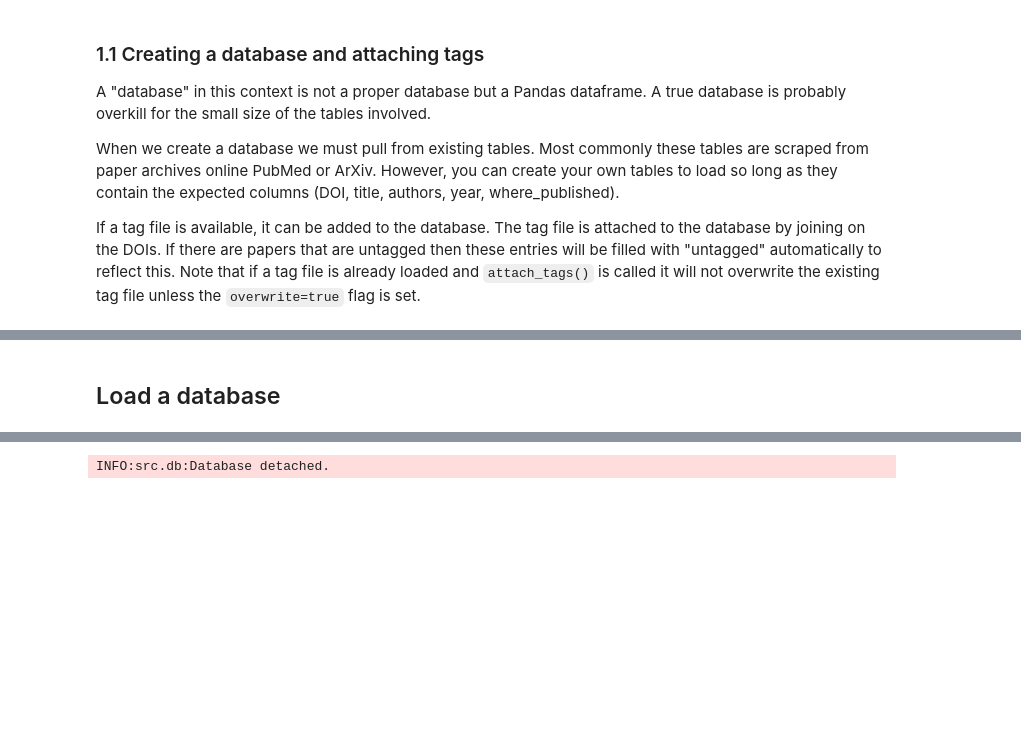
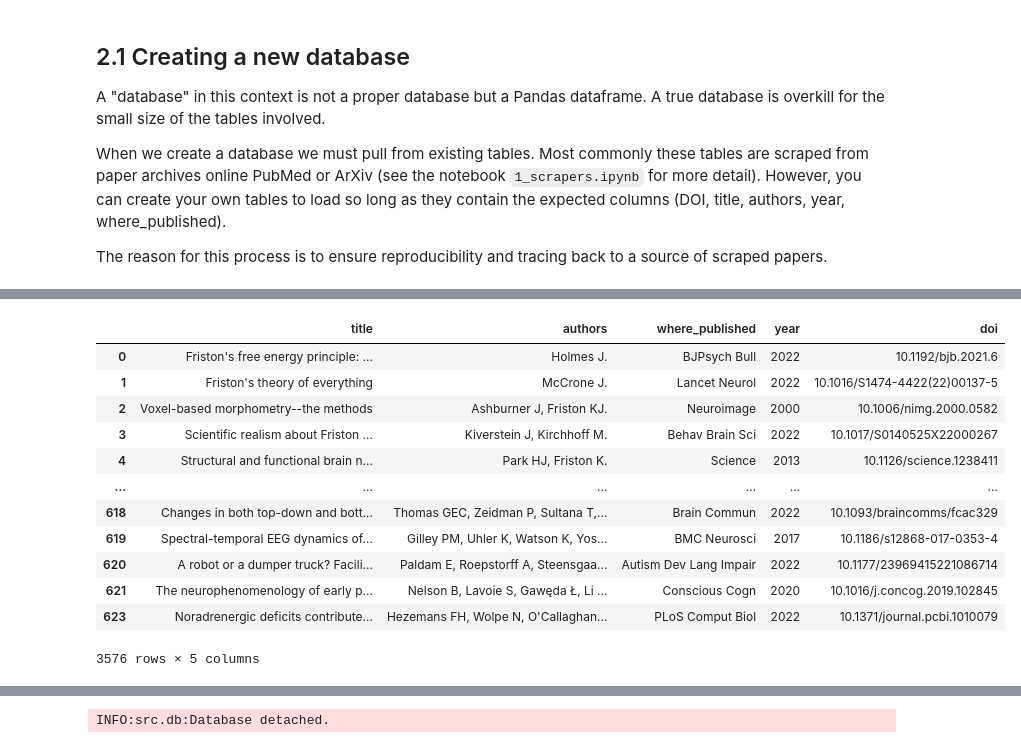
Before and after one commit to snamjoshi/aif-fep-db, a Jupyter notebook: examples/2_database.ipynb, the cells around one changed output, grey strips where cells are left out. Cells and saved outputs as stored; diff of their text form; code cells hidden in the pictures; blank space fills up the shorter version.

```diff
--- a/examples/2_database.ipynb
+++ b/examples/2_database.ipynb
@@ -17,15 +23,14 @@ TAG_PATH = "data/tags/tag_test.yaml"
 # %% [markdown]
-### 1.1 Creating a database and attaching tags
+## 2.1 Creating a new database
 
-A "database" in this context is not a proper database but a Pandas dataframe. A true database is probably overkill for the small size of the tables involved.
+A "database" in this context is not a proper database but a Pandas dataframe. A true database is overkill for the small size of the tables involved.
 
-When we create a database we must pull from existing tables. Most commonly these tables are scraped from paper archives online PubMed or ArXiv. However, you can create your own tables to load so long as they contain the expected columns (DOI, title, authors, year, where_published).
+When we create a database we must pull from existing tables. Most commonly these tables are scraped from paper archives online PubMed or ArXiv (see the notebook `1_scrapers.ipynb` for more detail). However, you can create your own tables to load so long as they contain the expected columns (DOI, title, authors, year, where_published).
 
-If a tag file is available, it can be added to the database. The tag file is attached to the database by joining on the DOIs. If there are papers that are untagged then these entries will be filled with "untagged" automatically to reflect this. Note that if a tag file is already loaded and `attach_tags()` is called it will not overwrite the existing tag file unless the `overwrite=true` flag is set.
+The reason for this process is to ensure reproducibility and tracing back to a source of scraped papers.
 # %%
 database = Database()
 database.create(table_dir=TABLE_DIR)
-# database.attach_tags(tag_path=TAG_PATH, overwrite=False)
-database.save()
+database.db
 # %% [output]
 INFO:src.db:Loading tables...
@@ -35,2 +38,13 @@ INFO:src.db:Database saved to data/databases/database__2025-04-01__17:37:16.2016
+|  | title | authors | where_published | year | doi |
+| 0 | Friston's free energy principle: ... | Holmes J. | BJPsych Bull | 2022 | 10.1192/bjb.2021.6 |
+| 1 | Friston's theory of everything | McCrone J. | Lancet Neurol | 2022 | 10.1016/S1474-4422(22)00137-5 |
+| 2 | Voxel-based morphometry--the methods | Ashburner J, Friston KJ. | Neuroimage | 2000 | 10.1006/nimg.2000.0582 |
+| 3 | Scientific realism about Friston ... | Kiverstein J, Kirchhoff M. | Behav Brain Sci | 2022 | 10.1017/S0140525X22000267 |
+| 4 | Structural and functional brain n... | Park HJ, Friston K. | Science | 2013 | 10.1126/science.1238411 |
+| ... | ... | ... | ... | ... | ... |
+| 618 | Changes in both top-down and bott... | Thomas GEC, Zeidman P, Sultana T,... | Brain Commun | 2022 | 10.1093/braincomms/fcac329 |
+| 619 | Spectral-temporal EEG dynamics of... | Gilley PM, Uhler K, Watson K, Yos... | BMC Neurosci | 2017 | 10.1186/s12868-017-0353-4 |
+| 620 | A robot or a dumper truck? Facili... | Paldam E, Roepstorff A, Steensgaa... | Autism Dev Lang Impair | 2022 | 10.1177/23969415221086714 |
+| 621 | The neurophenomenology of early p... | Nelson B, Lavoie S, Gawęda Ł, Li ... | Conscious Cogn | 2020 | 10.1016/j.concog.2019.102845 |
+| 623 | Noradrenergic deficits contribute... | Hezemans FH, Wolpe N, O'Callaghan... | PLoS Comput Biol | 2022 | 10.1371/journal.pcbi.1010079 |
+3576 rows × 5 columns
-# %% [markdown]
-## Load a database
```
Also changed, not shown: parts of 37 cells of this notebook, 4 other files.
